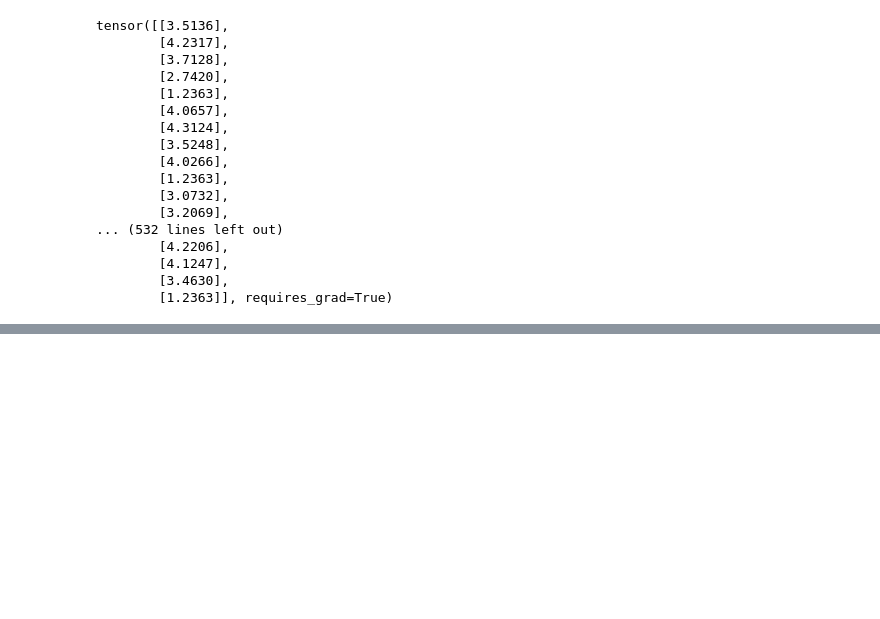
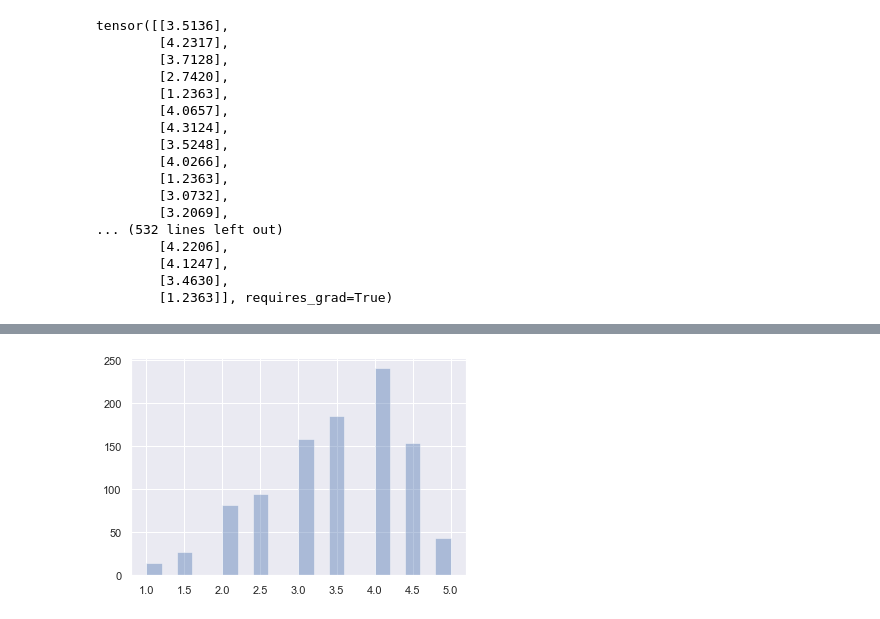
Before and after one commit to wsonv/PP_proejct, a Jupyter notebook: yelp/Y.ipynb, the cells around one changed output, grey strips where cells are left out. Cells and saved outputs as stored; diff of their text form; code cells hidden in the pictures; blank space fills up the shorter version.

```diff
--- a/yelp/Y.ipynb
+++ b/yelp/Y.ipynb
@@ -239,0 +323,4 @@ tensor([[3.5136],
+# %%
+sns.set()
+# %% [output]
+[figure, added]
```
Also changed, not shown: parts of 23 cells of this notebook.
